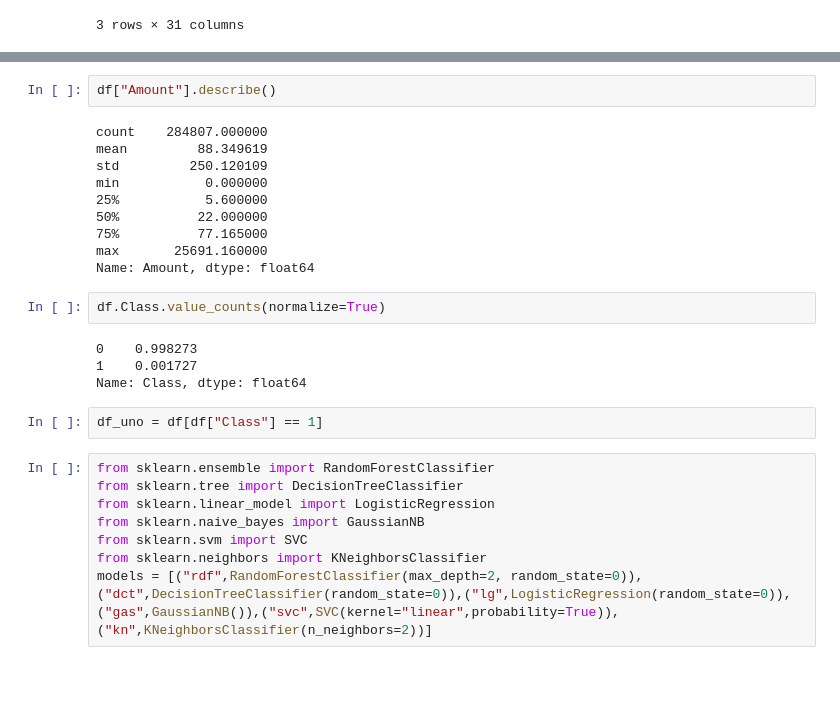
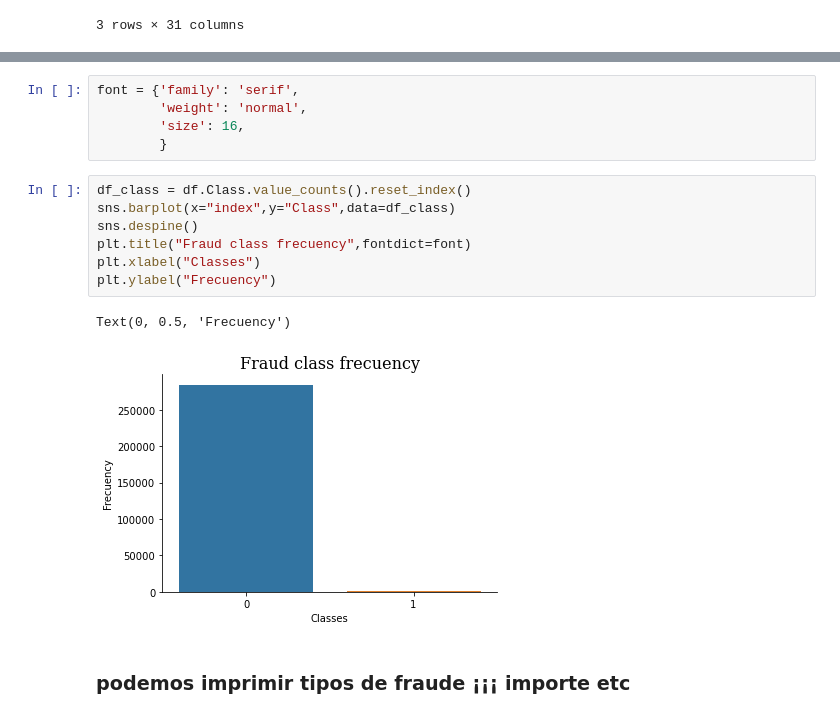
Before and after one commit to gonzalo71/TestGit, a Jupyter notebook: credit_card_kaggle.ipynb, the cells around one changed output, grey strips where cells are left out. Saved outputs shown, nothing was run; the diff lists cells and outputs as text; blank space fills up the shorter version.

```diff
--- a/credit_card_kaggle.ipynb
+++ b/credit_card_kaggle.ipynb
@@ -38,28 +47,17 @@ plt.hist(df["Amount"])
-# %%
-df["Amount"].describe()
-# %% [output]
-count    284807.000000
-mean         88.349619
-std         250.120109
-min           0.000000
-25%           5.600000
-50%          22.000000
-75%          77.165000
-max       25691.160000
-Name: Amount, dtype: float64
-# %%
-df.Class.value_counts(normalize=True)
-# %% [output]
-0    0.998273
-1    0.001727
-Name: Class, dtype: float64
-# %%
-df_uno = df[df["Class"] == 1]
-# %%
-from sklearn.ensemble import RandomForestClassifier
-from sklearn.tree import DecisionTreeClassifier
-from sklearn.linear_model import LogisticRegression
-from sklearn.naive_bayes import GaussianNB
-from sklearn.svm import SVC
-from sklearn.neighbors import KNeighborsClassifier
-models = [("rdf",RandomForestClassifier(max_depth=2, random_state=0)),("dct",DecisionTreeClassifier(random_state=0)),("lg",LogisticRegression(random_state=0)),("gas",GaussianNB()),("svc",SVC(kernel="linear",probability=True)),("kn",KNeighborsClassifier(n_neighbors=2))]
+# %%
+font = {'family': 'serif',
+        'weight': 'normal',
+        'size': 16,
+        }
+# %%
+df_class = df.Class.value_counts().reset_index()
+sns.barplot(x="index",y="Class",data=df_class)
+sns.despine()
+plt.title("Fraud class frecuency",fontdict=font)
+plt.xlabel("Classes")
+plt.ylabel("Frecuency")
+# %% [output]
+Text(0, 0.5, 'Frecuency')
+[figure, added]
+# %% [markdown]
+### podemos imprimir tipos de fraude ¡¡¡ importe etc
```
Also changed, not shown: parts of 34 cells of this notebook, 1 other file.
